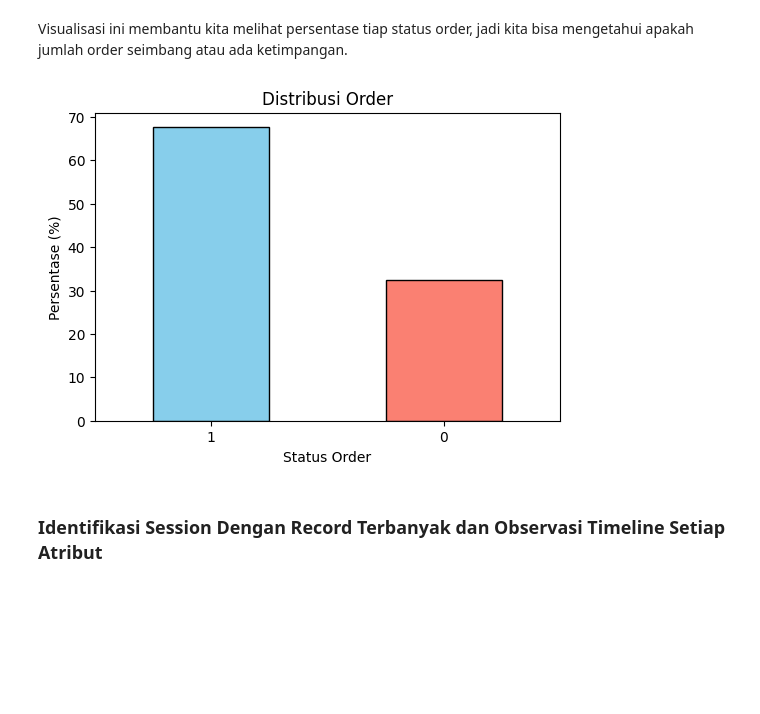
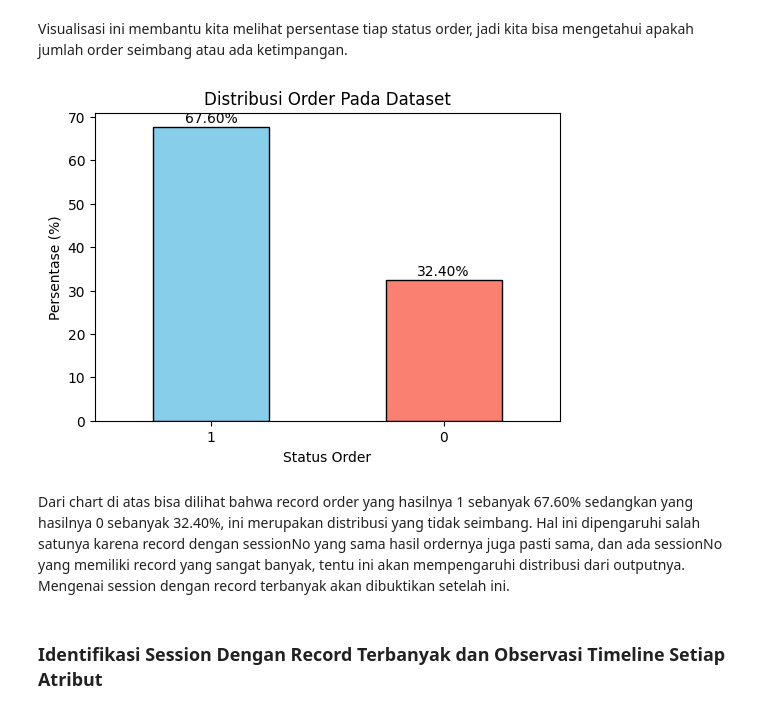
Before and after one commit to putrahadiyanto/Kelompok5_Tugas3_DataMining, a Jupyter notebook: EDA DataMining 2.ipynb, the cells around one changed output. Drawn from its saved outputs; the diff is of its cells as text; code cells hidden in the pictures; blank space fills up the shorter version.

```diff
--- a/EDA DataMining 2.ipynb
+++ b/EDA DataMining 2.ipynb
@@ -117,10 +146,10 @@ transact_class[columns_to_convert] = transact_train[columns_to_convert].replace(
 # %%
 # List kolom yang akan diubah
-columns_to_convert = ['onlineStatus' ,'availability', 'customerNo', 'order']
+columns_to_convert = ['onlineStatus' ,'availability', 'customerNo']
 
 # Mengubah value '?' menjadi none
 transact_train[columns_to_convert] = transact_train[columns_to_convert].replace({'?': None})
-transact_class[columns_to_convert] = transact_train[columns_to_convert].replace({'?': None})
+transact_class[columns_to_convert] = transact_class[columns_to_convert].replace({'?': None})
 # %% [markdown]
 ### Mengecek Jumlah Missing Value Per Kolom
 # %% [markdown]
@@ -222,4 +293,3 @@ Pengubahan nilai pada kolom `order` dari 'y' menjadi 1 dan 'n' menjadi 0 bertuju
 # %%
 # Mengubah value kolom order 'y' jadi 1 dan 'n' jadi 0
 transact_train['order'] = transact_train['order'].replace({'y': 1, 'n': 0})
-transact_class['order'] = transact_train['order'].replace({'y': 1, 'n': 0})
@@ -259,0 +338,9 @@ transact_train
+# %%
+transact_train['bStep'] = transact_train['bStep'].fillna(0)
+transact_train['payments'] = transact_train['payments'].fillna(0)
+transact_train['lastOrder'] = transact_train['lastOrder'].fillna(0)
+
+
+transact_class['bStep'] = transact_class['bStep'].fillna(0)
+transact_class['payments'] = transact_class['payments'].fillna(0)
+transact_class['lastOrder'] = transact_class['lastOrder'].fillna(0)
@@ -260,3 +351,20 @@ transact_train
+# %%
+# Create the 'login' column based on the condition
+transact_train['login'] = np.where(
+    transact_train['accountLifetime'].isna() &
+    transact_train['maxVal'].isna() &
+    transact_train['maxVal'].isna(),
+    0,  # login = 0 if all conditions are true
+    1   # login = 1 otherwise
+)
+
+transact_class['login'] = np.where(
+    transact_class['accountLifetime'].isna() &
+    transact_class['maxVal'].isna() &
+    transact_class['maxVal'].isna(),
+    0,  # login = 0 if all conditions are true
+    1   # login = 1 otherwise
+)
 # %% [markdown]
 ## Visualisasi Analisis Data Awal
 # %% [markdown]
@@ -296,18 +407,28 @@ plt.show()
 # %% [markdown]
 Visualisasi ini membantu kita melihat persentase tiap status order, jadi kita bisa mengetahui apakah jumlah order seimbang atau ada ketimpangan.
 # %%
+# Hitung persentase distribusi kolom 'order'
 order_counts = transact_train['order'].value_counts(normalize=True) * 100  # Percentage representation
 
 # Memplot distribusi kolom 'order'
 plt.figure(figsize=(6, 4))
-order_counts.plot(kind='bar', color=['skyblue', 'salmon'], edgecolor='black')
-plt.title('Distribusi Order')
+bars = order_counts.plot(kind='bar', color=['skyblue', 'salmon'], edgecolor='black')
+plt.title('Distribusi Order Pada Dataset')
 plt.xlabel('Status Order')
 plt.ylabel('Persentase (%)')
 plt.xticks(rotation=0)
+
+# Menambahkan persentase di atas setiap batang
+for bar in bars.patches:
+    height = bar.get_height()
+    plt.text(bar.get_x() + bar.get_width() / 2, height + 0.5, f'{height:.2f}%', ha='center', va='bottom', fontsize=10)
+
+# Menampilkan grafik
 plt.show()
 # %% [output]
-[figure, old version]
+[figure, new version]
+# %% [markdown]
+Dari chart di atas bisa dilihat bahwa record order yang hasilnya 1 sebanyak 67.60% sedangkan yang hasilnya 0 sebanyak 32.40%, ini merupakan distribusi yang tidak seimbang. Hal ini dipengaruhi salah satunya karena record dengan sessionNo yang sama hasil ordernya juga pasti sama, dan ada sessionNo yang memiliki record yang sangat banyak, tentu ini akan mempengaruhi distribusi dari outputnya. Mengenai session dengan record terbanyak akan dibuktikan setelah ini.
 # %% [markdown]
 ### Identifikasi Session Dengan Record Terbanyak  dan Observasi Timeline Setiap Atribut
 # %% [markdown]
```
Also changed, not shown: parts of 126 cells of this notebook, 1 other file.
